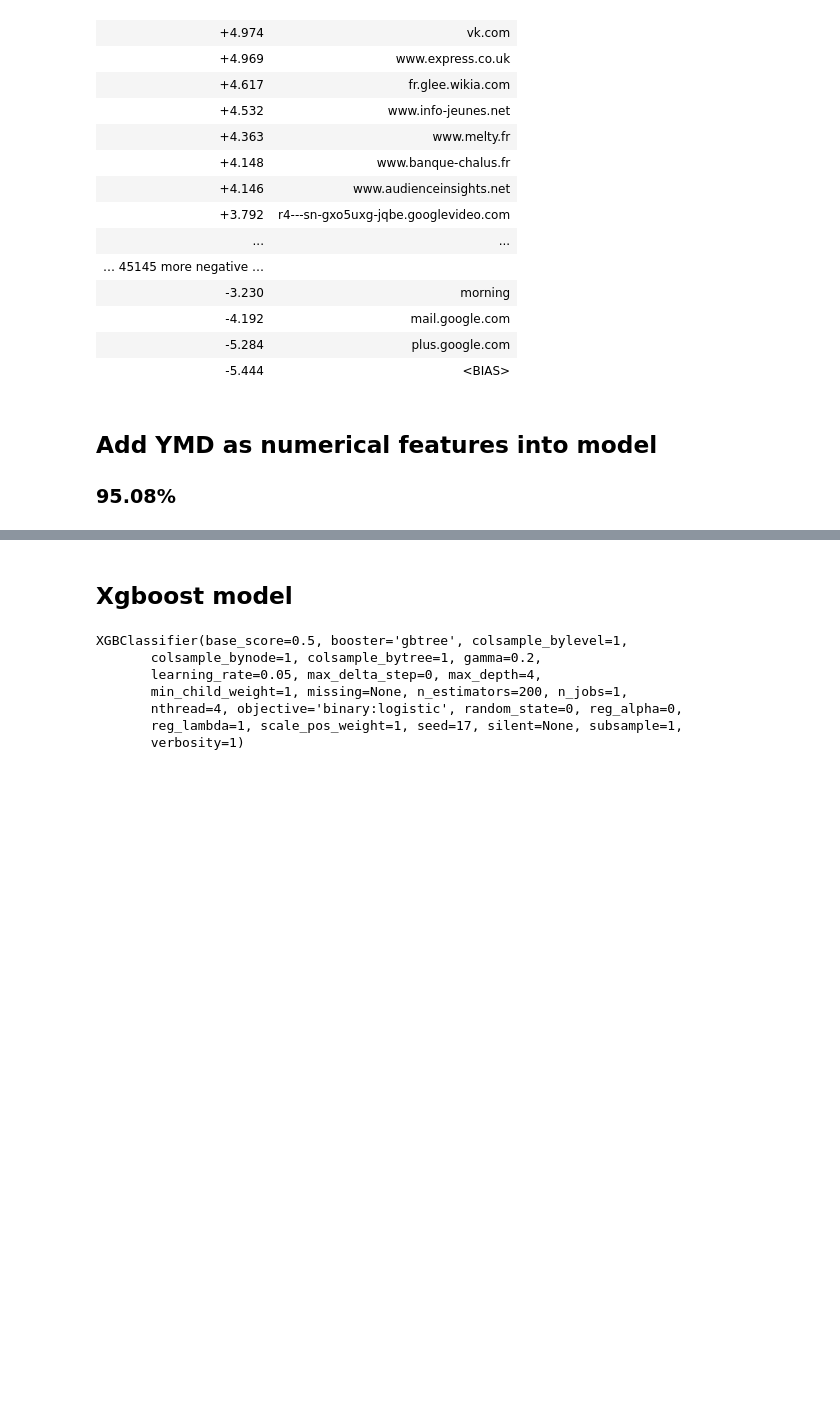
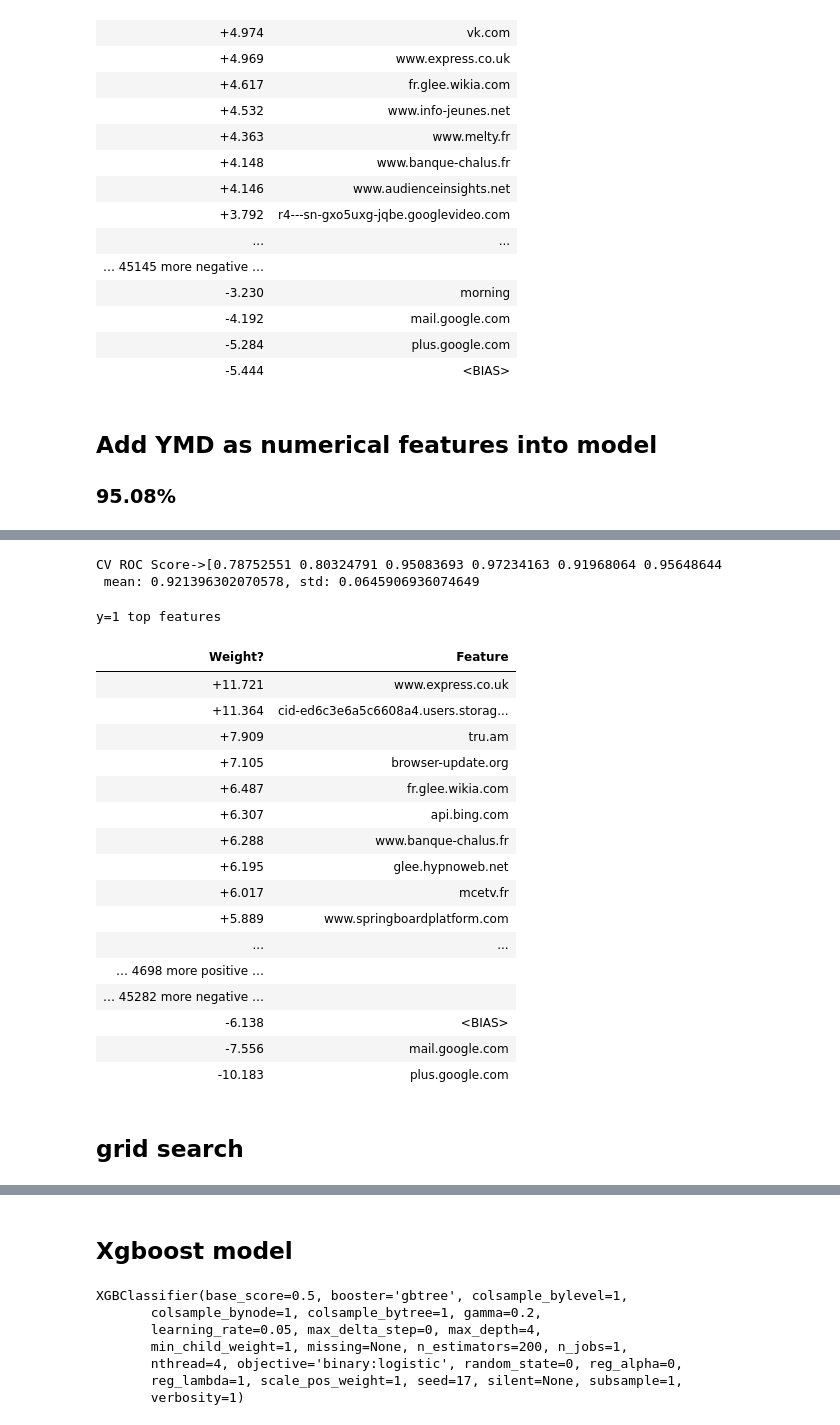
Before and after one commit to BoshengW/Data_Science_Learning, a Jupyter notebook: Alice_Kaggle/Alice_Model.ipynb, the cells around one changed output, grey strips where cells are left out. Cells and saved outputs as stored; diff of their text form; code cells hidden in the pictures; blank space fills up the shorter version.

```diff
--- a/Alice_Kaggle/Alice_Model.ipynb
+++ b/Alice_Kaggle/Alice_Model.ipynb
@@ -358,0 +414,50 @@ array([False, False,  True,  True,  True,  True, False,  True,  True,
+# %%
+alice_uniq_top = set(alice_top20) - set(other_top20)
+# %%
+# add top 20 alice website
+alice_top20 = list(top_sites_alice.index)
+alice_top20.sort()
+other_top20 = list(top_sites_other.index)
+other_top20.sort()
+
+def have_top20_alice_sites(x, top20_sites):
+    uniq_session = set(np.unique(x))
+    have_top20_cnt = list(set(top20_sites) & uniq_session)
+    return len(have_top20_cnt)
+
+train_have_top20 = train_df[sites].apply(have_top20_alice_sites, top20_sites=alice_uniq_top, axis=1).values.reshape(-1,1)
+test_have_top20 = test_df[sites].apply(have_top20_alice_sites, top20_sites=alice_uniq_top, axis=1).values.reshape(-1,1)
+# train_have_top20 = scaler.fit_transform(train_have_top20)
+# test_have_top20 = scaler.transform(test_have_top20)
+
+new_train_addtop20 = hstack([new_train_adduniq, train_have_top20])
+new_test_addtop20 = hstack([new_test_adduniq, test_have_top20])
+# %%
+new_features2+=['Have_top20_alice']
+# %%
+logit_new = LogisticRegression(C=4.6415888336127775, random_state=17, n_jobs=-1, solver='liblinear', max_iter=100, penalty='l2')
+cv_add_YMD_feat = train_and_predict(logit_new, new_train_addtop20, y_train, new_test_addtop20, site_features=tfv.get_feature_names(), new_feature_names=new_features2,
+                     cv=time_split, scoring='roc_auc', top_n_features=30, submission_file='submission.csv')
+# %% [output]
+CV ROC Score->[0.78752551 0.80324791 0.95083693 0.97234163 0.91968064 0.95648644
+ mean: 0.921396302070578, std: 0.0645906936074649
+y=1 top features
+| Weight? | Feature |
+| +11.721 | www.express.co.uk |
+| +11.364 | cid-ed6c3e6a5c6608a4.users.storag... |
+| +7.909 | tru.am |
+| +7.105 | browser-update.org |
+| +6.487 | fr.glee.wikia.com |
+| +6.307 | api.bing.com |
+| +6.288 | www.banque-chalus.fr |
+| +6.195 | glee.hypnoweb.net |
+| +6.017 | mcetv.fr |
+| +5.889 | www.springboardplatform.com |
+| ... | ... |
+| … 4698 more positive … |  |
+| … 45282 more negative … |  |
+| -6.138 | <BIAS> |
+| -7.556 | mail.google.com |
+| -10.183 | plus.google.com |
+# %% [markdown]
+## grid search
```
Also changed, not shown: parts of 17 cells of this notebook.
